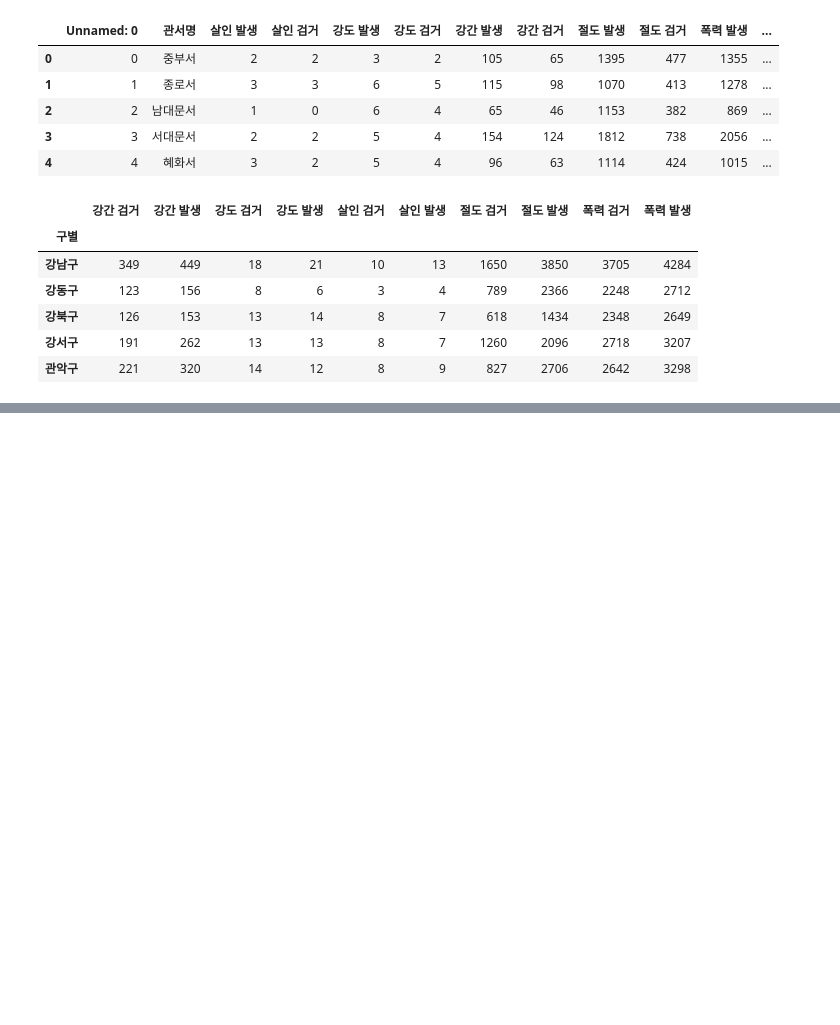
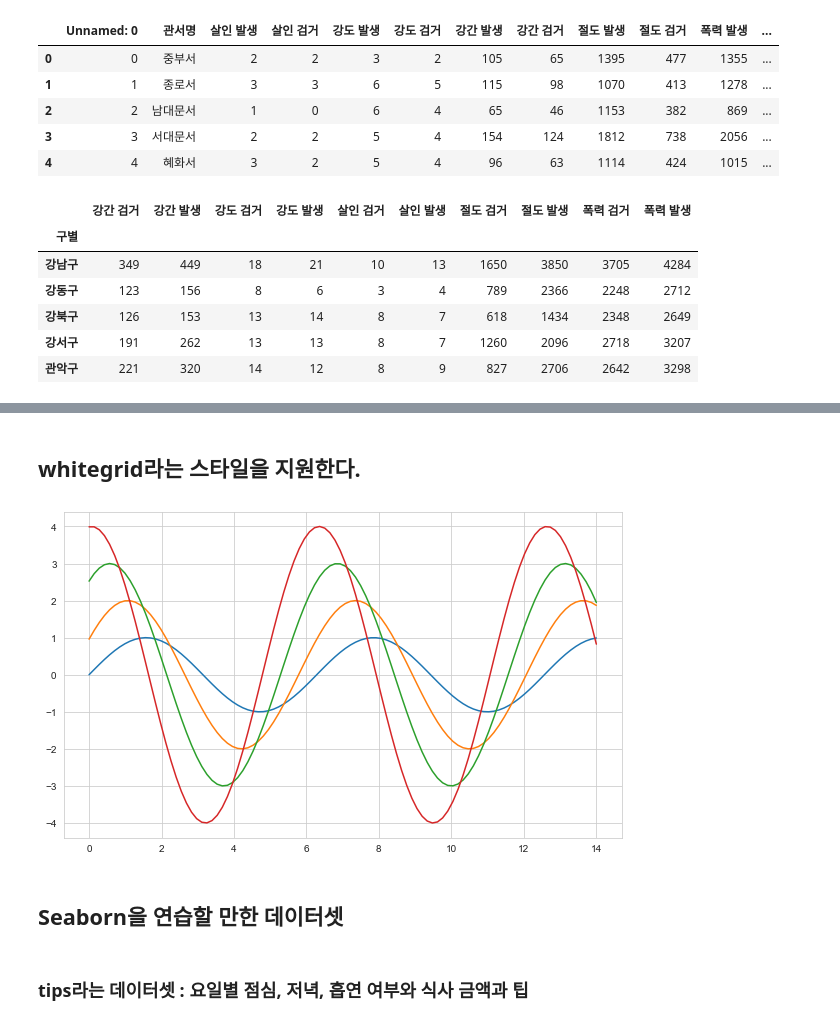
Before and after one commit to tjdud1199/study, a Jupyter notebook: 파이썬으로 데이터 주무르기/source_code/2. 서울시 범죄 현황 분석.ipynb, the cells around one changed output, grey strips where cells are left out. Cells and saved outputs as stored; diff of their text form; code cells hidden in the pictures; blank space fills up the shorter version.

```diff
--- a/파이썬으로 데이터 주무르기/source_code/2. 서울시 범죄 현황 분석.ipynb
+++ b/파이썬으로 데이터 주무르기/source_code/2. 서울시 범죄 현황 분석.ipynb
@@ -359,0 +537,12 @@ KeyError: '강도'
+# %% [markdown]
+## whitegrid라는 스타일을 지원한다.
+# %%
+sns.set_style('whitegrid')
+
+plt.figure(figsize=(10,6))
+plt.plot(x,y1, x,y2, x,y3, x,y4)
+plt.show()
+# %% [output]
+[figure, added]
+# %% [markdown]
+## Seaborn을 연습할 만한 데이터셋
@@ -359,0 +556,2 @@ KeyError: '강도'
+# %% [markdown]
+### tips라는 데이터셋 : 요일별 점심, 저녁, 흡연 여부와 식사 금액과 팁
```
Also changed, not shown: parts of 50 cells of this notebook, 3 other files.
